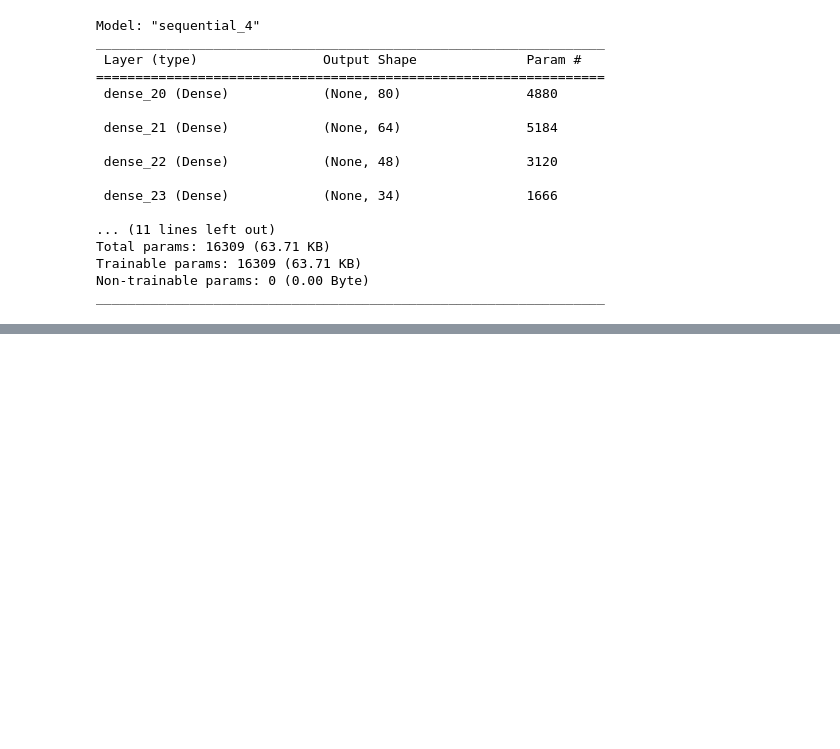
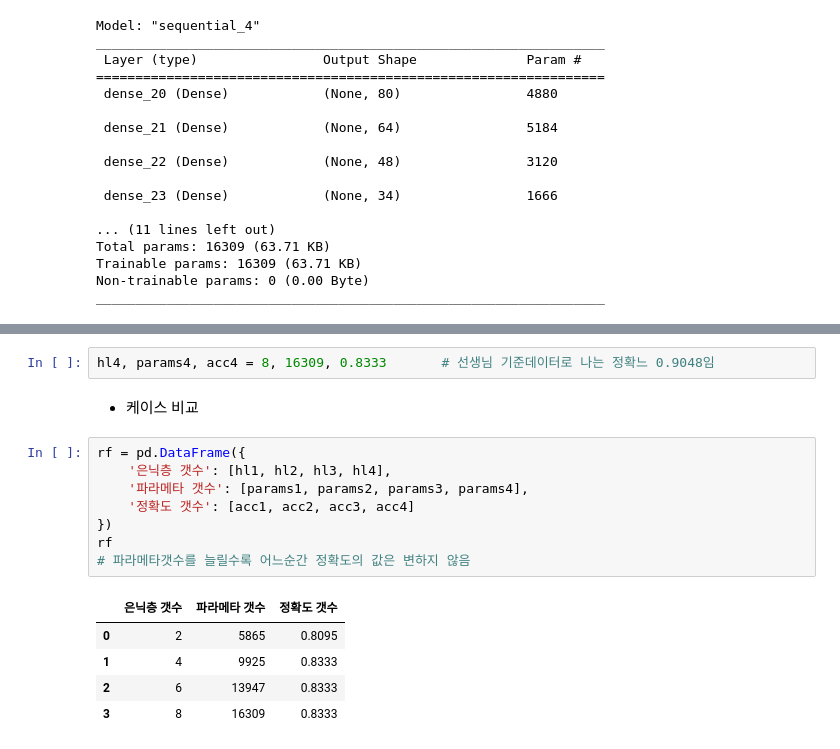
Before and after one commit to njy622/DeepLearning-23.11, a Jupyter notebook: 02.FCN/05.과적합피하기.ipynb, the cells around one changed output, grey strips where cells are left out. Saved outputs shown, nothing was run; the diff lists cells and outputs as text; blank space fills up the shorter version.

```diff
--- a/02.FCN/05.과적합피하기.ipynb
+++ b/02.FCN/05.과적합피하기.ipynb
@@ -199,0 +203,18 @@ model4.evaluate(X_test, y_test)
+# %%
+hl4, params4, acc4 = 8, 16309, 0.8333       # 선생님 기준데이터로 나는 정확느 0.9048임
+# %% [markdown]
+- 케이스 비교
+# %%
+rf = pd.DataFrame({
+    '은닉층 갯수': [hl1, hl2, hl3, hl4],
+    '파라메타 갯수': [params1, params2, params3, params4],
+    '정확도 갯수': [acc1, acc2, acc3, acc4]
+})
+rf
+# 파라메타갯수를 늘릴수록 어느순간 정확도의 값은 변하지 않음
+# %% [output]
+|  | 은닉층 갯수 | 파라메타 갯수 | 정확도 갯수 |
+| 0 | 2 | 5865 | 0.8095 |
+| 1 | 4 | 9925 | 0.8333 |
+| 2 | 6 | 13947 | 0.8333 |
+| 3 | 8 | 16309 | 0.8333 |
```
Also changed, not shown: parts of 7 cells of this notebook.
